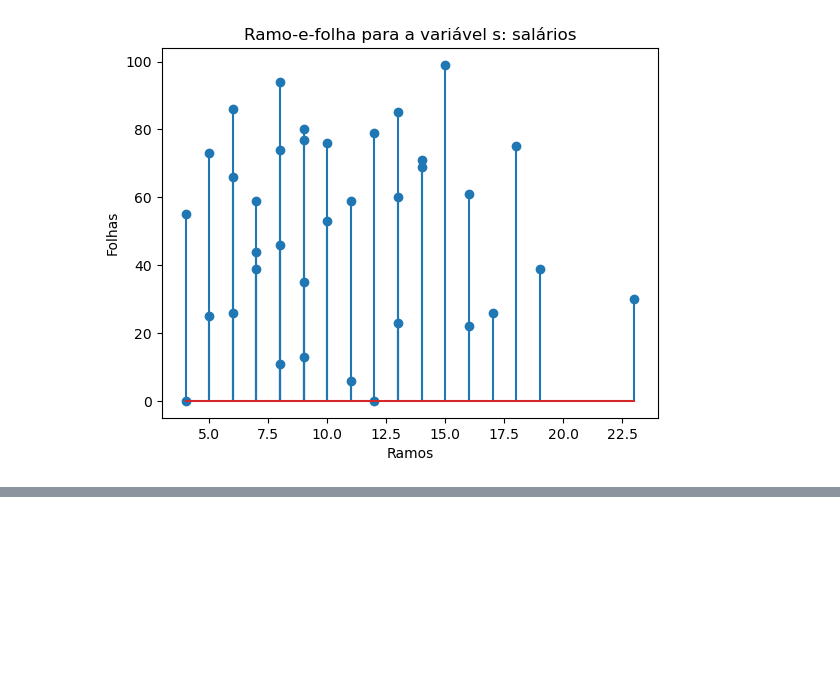
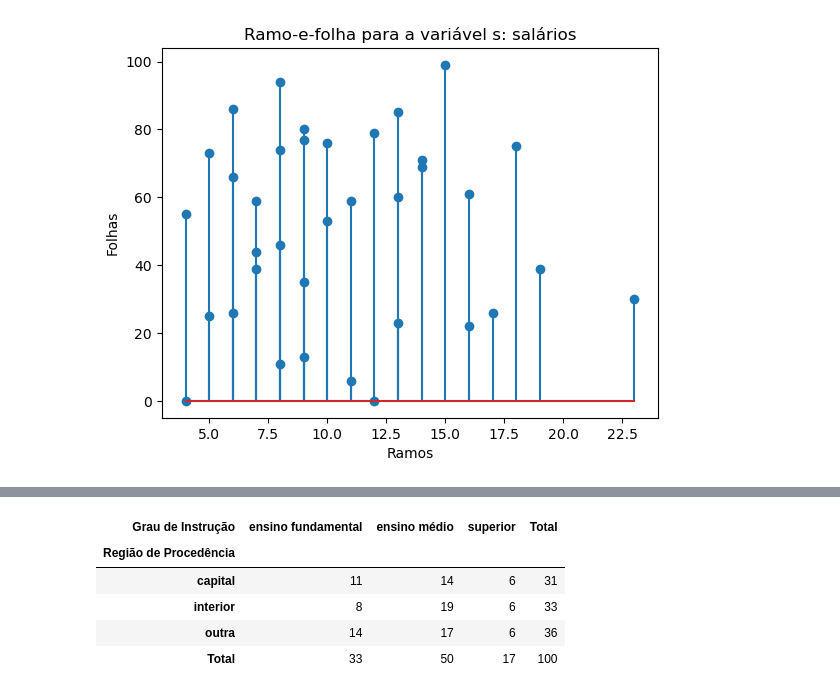
Before and after one commit to BrunoOlivei/estatistica, a Jupyter notebook: Exemplos.ipynb, the cells around one changed output, grey strips where cells are left out. Cells and saved outputs as stored; diff of their text form; code cells hidden in the pictures; blank space fills up the shorter version.

```diff
--- a/Exemplos.ipynb
+++ b/Exemplos.ipynb
@@ -121,0 +142,17 @@ plt.show()
+# %%
+df_pivot = pd.pivot_table(
+    df[['Região de Procedência', 'Grau de Instrução']],
+    index="Região de Procedência",
+    columns="Grau de Instrução",
+    aggfunc=lambda x: int(round(len(x) / len(df) * 100, 0)),
+    margins=True,
+    margins_name="Total",
+)
+df_pivot
+# %% [output]
+| Grau de Instrução | ensino fundamental | ensino médio | superior | Total |
+| Região de Procedência |  |  |  |  |
+| capital | 11 | 14 | 6 | 31 |
+| interior | 8 | 19 | 6 | 33 |
+| outra | 14 | 17 | 6 | 36 |
+| Total | 33 | 50 | 17 | 100 |
```
Also changed, not shown: parts of 14 cells of this notebook, 2 other files.
